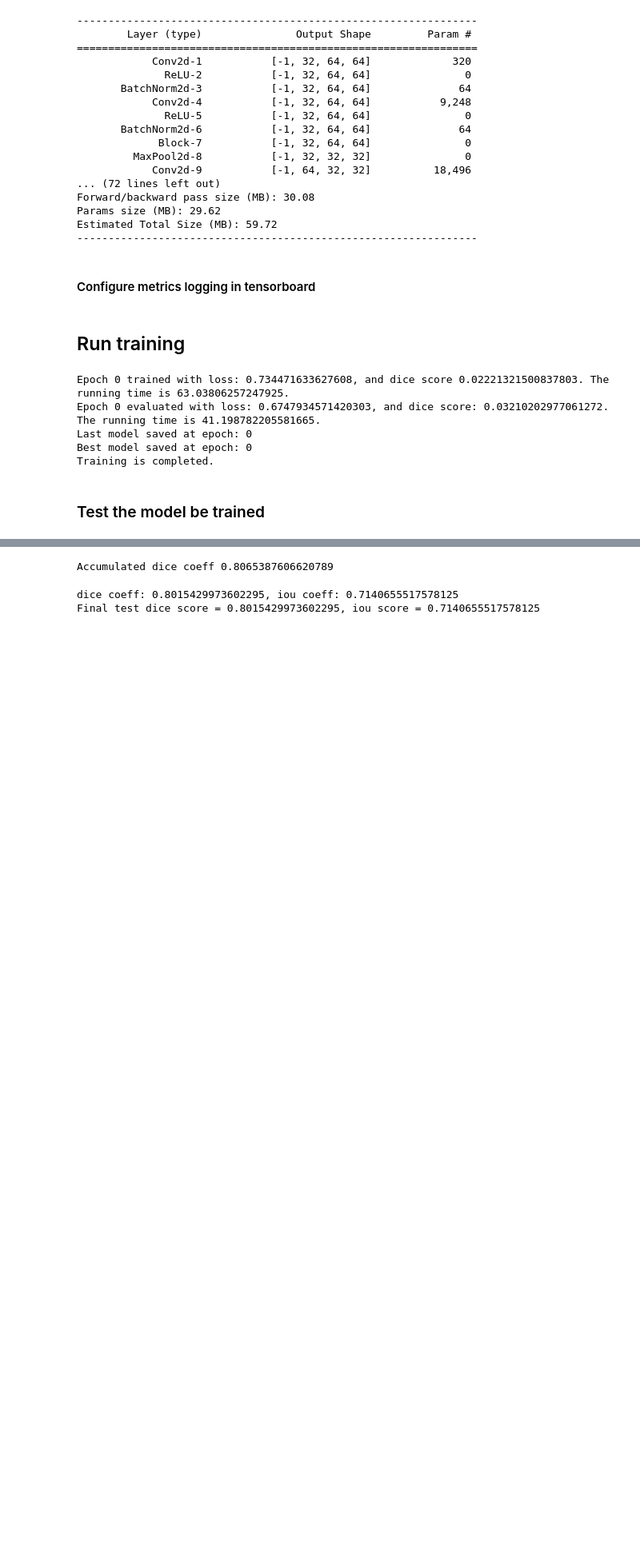
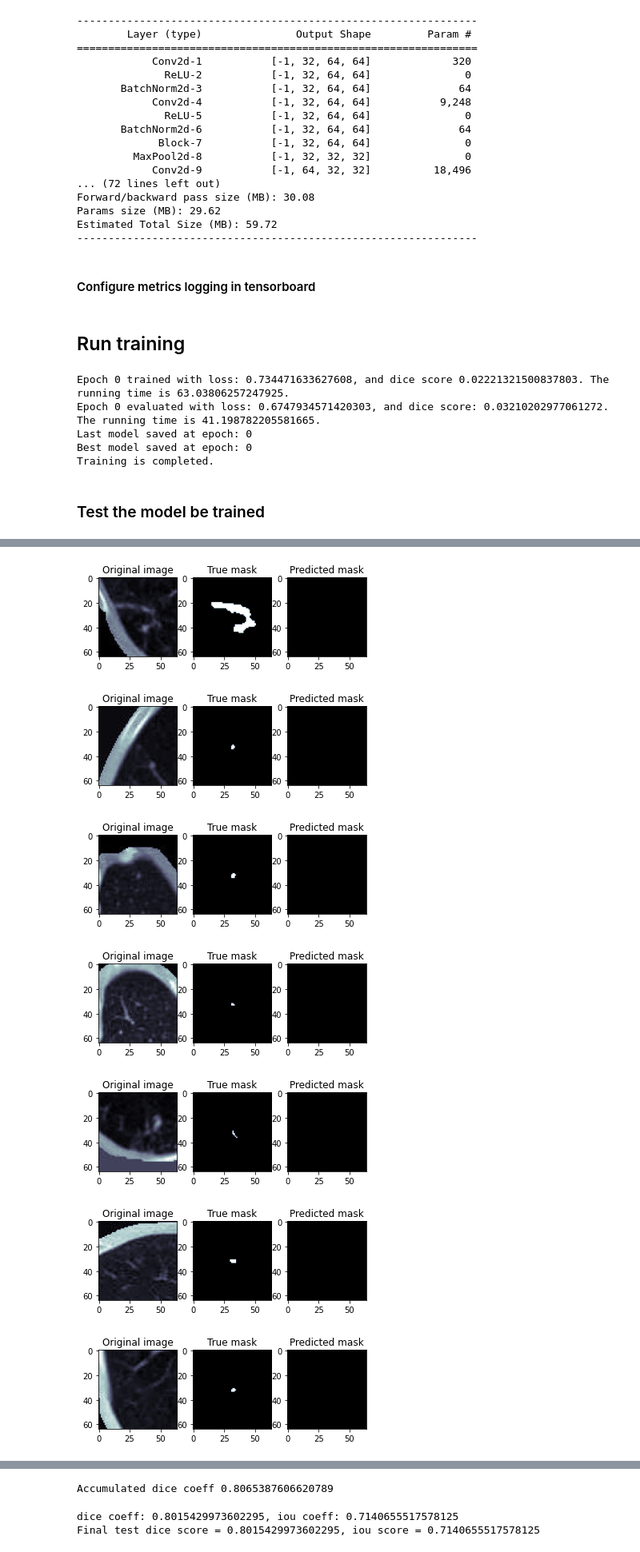
Before and after one commit to capstone-fall2021/lung_nodule_segmentation, a Jupyter notebook: segmentation_unet_training.ipynb, the cells around one changed output, grey strips where cells are left out. Shown at 80% size. Saved outputs shown, nothing was run; the diff lists cells and outputs as text; code cells hidden in the pictures; blank space fills up the shorter version.

```diff
--- a/segmentation_unet_training.ipynb
+++ b/segmentation_unet_training.ipynb
@@ -96,7 +100,8 @@ train_mask_files = [im_file.replace('img', 'mask') for im_file in train_image_fi
 val_image_files = os.listdir('/app/data/unet/val/images/')
 val_mask_files = [im_file.replace('img', 'mask') for im_file in val_image_files]
 
-test_image_files = os.listdir('/app/unet_test_from_fullsize_image/test/images/')
+#test_image_files = os.listdir('/app/unet_test_from_fullsize_image/test/images/')
+test_image_files = os.listdir('/app/data/unet/test/images/')
 test_mask_files = [im_file.replace('img', 'mask') for im_file in test_image_files]
 print("Train files: {}, val files: {}, test files: {}".format(len(train_image_files), len(val_image_files), len(test_image_files)))
 # %% [output]
@@ -505,7 +512,8 @@ class NoduleDataset(Dataset):
 batch_size = 16
 num_workers = 0
 
-nodule_data_test = NoduleDataset('/app/unet_test_from_fullsize_image/test/',test_image_files, test_mask_files, transforms=val_transform, augment=False)
+#nodule_data_test = NoduleDataset('/app/unet_test_from_fullsize_image/test/',test_image_files, test_mask_files, transforms=val_transform, augment=False)
+nodule_data_test = NoduleDataset('/app/data/unet/test/',test_image_files, test_mask_files, transforms=val_transform, augment=False)
 test_loader = DataLoader(nodule_data_test, shuffle=True, batch_size = batch_size,
                              num_workers = num_workers)
 print("Number of test files are {}".format(len(nodule_data_test)))
@@ -674,12 +686,23 @@ def sample_false_negatives(model, loader):
                     ax2.set_title('Predicted mask')
                     break
 # %%
-device = torch.device("cuda")
+if torch.cuda.device_count() > 0:
+    device = torch.device("cuda")
+else:
+    device = 'cpu'
 seg_model = Unet(enc_chs=(1,32,64,128,256,512), dec_chs=(512, 256, 128, 64, 32))
 if torch.cuda.device_count() > 0:
     seg_model = torch.nn.parallel.DataParallel(seg_model, device_ids=[0,1]).cuda()
 seg_model = torch.nn.parallel.DataParallel(seg_model)
 seg_model.load_state_dict(torch.load('runs/unet_lidc_122/best_133.pth', map_location='cpu'))
 seg_model.eval()
 sample_false_negatives(seg_model, test_loader)
+# %% [output]
+[figure, added]
+[figure, added]
+[figure, added]
+[figure, added]
+[figure, added]
+[figure, added]
+[figure, added]
 # %%
```
Also changed, not shown: parts of 11 cells of this notebook, 2 other files.
